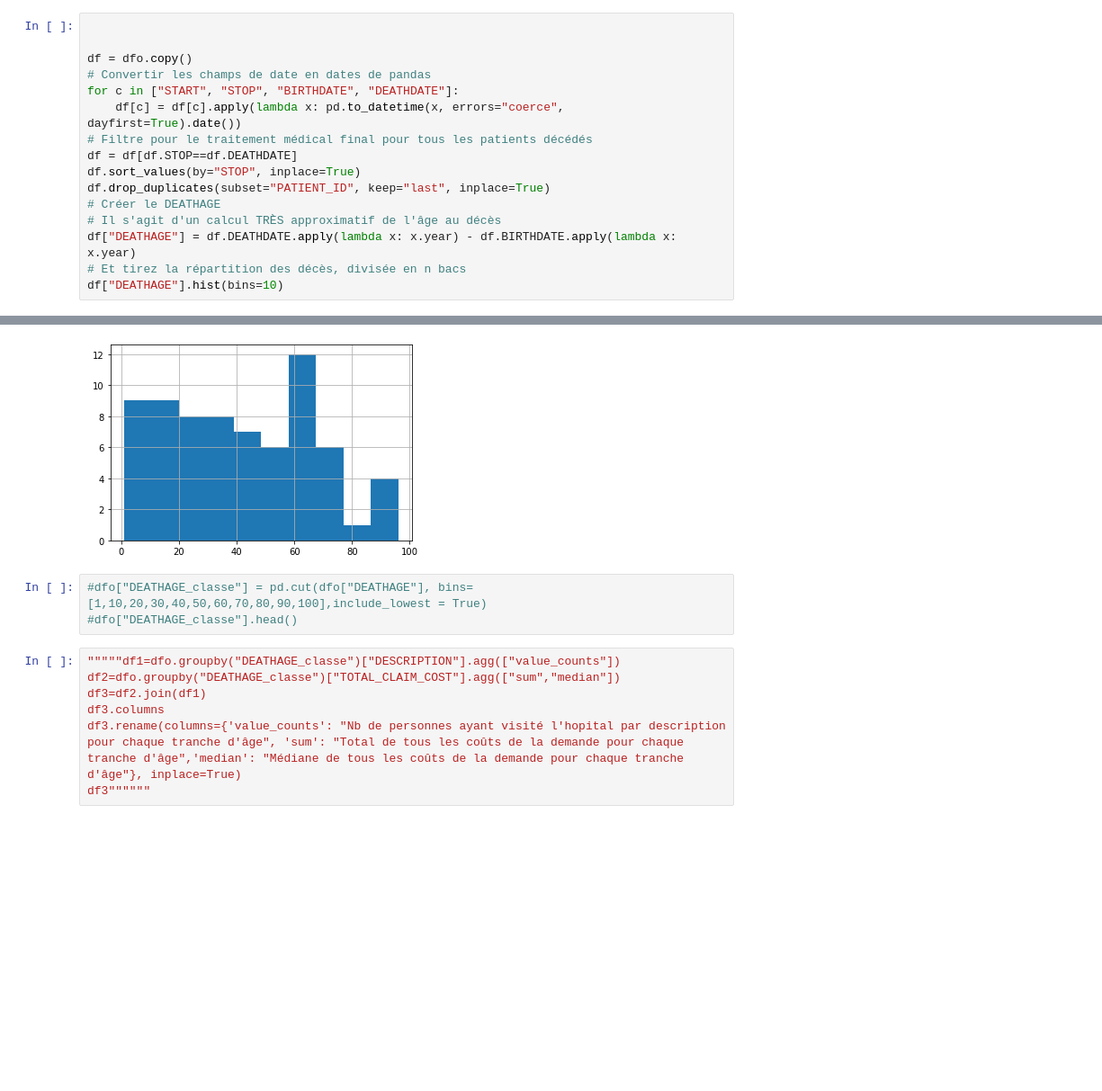
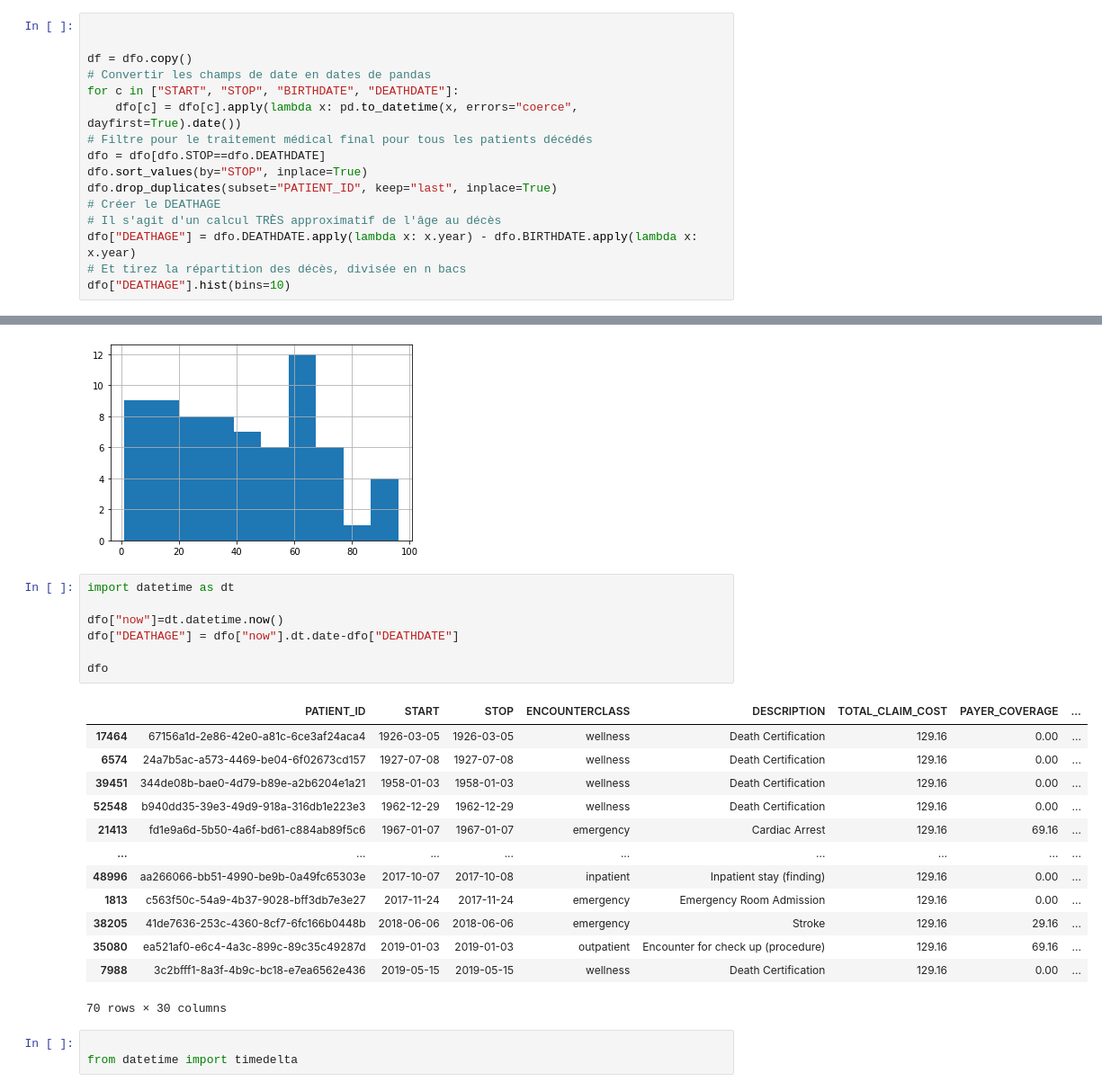
Before and after one commit to nichihelene/learnind_data_cleaning_python, a Jupyter notebook: ANONIMYSATION_ASSIGNMENT.ipynb, the cells around one changed output, grey strips where cells are left out. Shown: that part at 90% size. Saved outputs shown, nothing was run; the diff lists cells and outputs as text; blank space fills up the shorter version.

```diff
--- a/ANONIMYSATION_ASSIGNMENT.ipynb
+++ b/ANONIMYSATION_ASSIGNMENT.ipynb
@@ -289,26 +272,40 @@ dfo = pd.read_csv(r"C:/Users/PCHOME/Desktop/Jasminehelene/Open_data_dcdj_courses
 df = dfo.copy()
 # Convertir les champs de date en dates de pandas
 for c in ["START", "STOP", "BIRTHDATE", "DEATHDATE"]:
-    df[c] = df[c].apply(lambda x: pd.to_datetime(x, errors="coerce", dayfirst=True).date())
+    dfo[c] = dfo[c].apply(lambda x: pd.to_datetime(x, errors="coerce", dayfirst=True).date())
 # Filtre pour le traitement médical final pour tous les patients décédés
-df = df[df.STOP==df.DEATHDATE]
-df.sort_values(by="STOP", inplace=True)
-df.drop_duplicates(subset="PATIENT_ID", keep="last", inplace=True)
+dfo = dfo[dfo.STOP==dfo.DEATHDATE]
+dfo.sort_values(by="STOP", inplace=True)
+dfo.drop_duplicates(subset="PATIENT_ID", keep="last", inplace=True)
 # Créer le DEATHAGE
 # Il s'agit d'un calcul TRÈS approximatif de l'âge au décès
-df["DEATHAGE"] = df.DEATHDATE.apply(lambda x: x.year) - df.BIRTHDATE.apply(lambda x: x.year)
+dfo["DEATHAGE"] = dfo.DEATHDATE.apply(lambda x: x.year) - dfo.BIRTHDATE.apply(lambda x: x.year)
 # Et tirez la répartition des décès, divisée en n bacs
-df["DEATHAGE"].hist(bins=10)
+dfo["DEATHAGE"].hist(bins=10)
 # %% [output]
 <matplotlib.axes._subplots.AxesSubplot at 0x...>
 [figure]
-# %%
-#dfo["DEATHAGE_classe"] = pd.cut(dfo["DEATHAGE"], bins=[1,10,20,30,40,50,60,70,80,90,100],include_lowest = True)
-#dfo["DEATHAGE_classe"].head()
-# %%
-"""""df1=dfo.groupby("DEATHAGE_classe")["DESCRIPTION"].agg(["value_counts"])
-df2=dfo.groupby("DEATHAGE_classe")["TOTAL_CLAIM_COST"].agg(["sum","median"])
-df3=df2.join(df1)
-df3.columns
-df3.rename(columns={'value_counts': "Nb de personnes ayant visité l'hopital par description pour chaque tranche d'âge", 'sum': "Total de tous les coûts de la demande pour chaque tranche d'âge",'median': "Médiane de tous les coûts de la demande pour chaque tranche d'âge"}, inplace=True)
-df3""""""
+# %%
+import datetime as dt
+
+dfo["now"]=dt.datetime.now()
+dfo["DEATHAGE"] = dfo["now"].dt.date-dfo["DEATHDATE"]
+
+dfo
+# %% [output]
+|  | PATIENT_ID | START | STOP | ENCOUNTERCLASS | DESCRIPTION | TOTAL_CLAIM_COST | PAYER_COVERAGE | ... |
+| 17464 | 67156a1d-2e86-42e0-a81c-6ce3af24aca4 | 1926-03-05 | 1926-03-05 | wellness | Death Certification | 129.16 | 0.00 | ... |
+| 6574 | 24a7b5ac-a573-4469-be04-6f02673cd157 | 1927-07-08 | 1927-07-08 | wellness | Death Certification | 129.16 | 0.00 | ... |
+| 39451 | 344de08b-bae0-4d79-b89e-a2b6204e1a21 | 1958-01-03 | 1958-01-03 | wellness | Death Certification | 129.16 | 0.00 | ... |
+| 52548 | b940dd35-39e3-49d9-918a-316db1e223e3 | 1962-12-29 | 1962-12-29 | wellness | Death Certification | 129.16 | 0.00 | ... |
+| 21413 | fd1e9a6d-5b50-4a6f-bd61-c884ab89f5c6 | 1967-01-07 | 1967-01-07 | emergency | Cardiac Arrest | 129.16 | 69.16 | ... |
+| ... | ... | ... | ... | ... | ... | ... | ... | ... |
+| 48996 | aa266066-bb51-4990-be9b-0a49fc65303e | 2017-10-07 | 2017-10-08 | inpatient | Inpatient stay (finding) | 129.16 | 0.00 | ... |
+| 1813 | c563f50c-54a9-4b37-9028-bff3db7e3e27 | 2017-11-24 | 2017-11-24 | emergency | Emergency Room Admission | 129.16 | 0.00 | ... |
+| 38205 | 41de7636-253c-4360-8cf7-6fc166b0448b | 2018-06-06 | 2018-06-06 | emergency | Stroke | 129.16 | 29.16 | ... |
+| 35080 | ea521af0-e6c4-4a3c-899c-89c35c49287d | 2019-01-03 | 2019-01-03 | outpatient | Encounter for check up (procedure) | 129.16 | 69.16 | ... |
+| 7988 | 3c2bfff1-8a3f-4b9c-bc18-e7ea6562e436 | 2019-05-15 | 2019-05-15 | wellness | Death Certification | 129.16 | 0.00 | ... |
+70 rows × 30 columns
+# %%
+
+from datetime import timedelta
```
Also changed, not shown: parts of 9 cells of this notebook.
